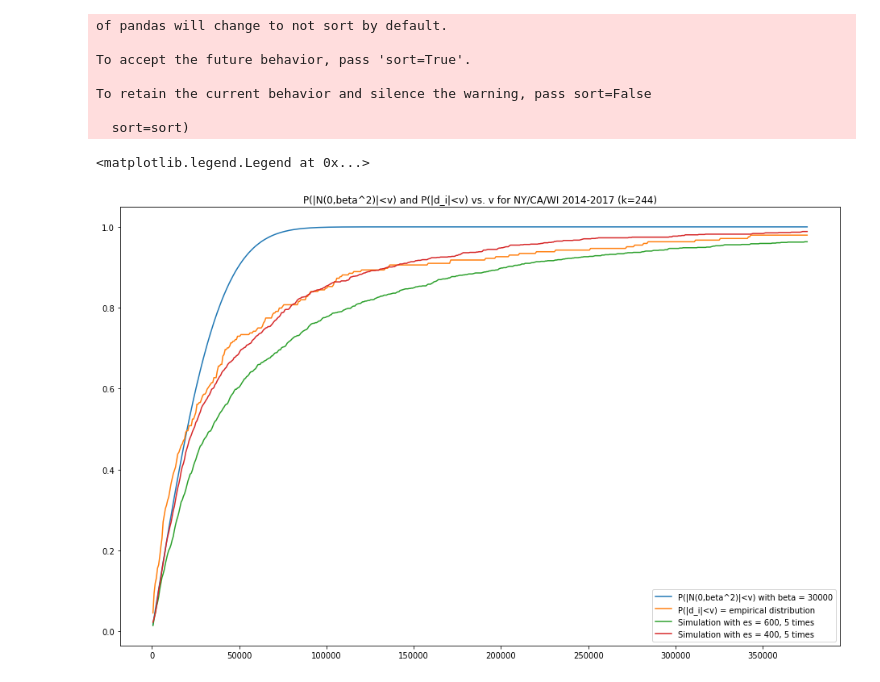
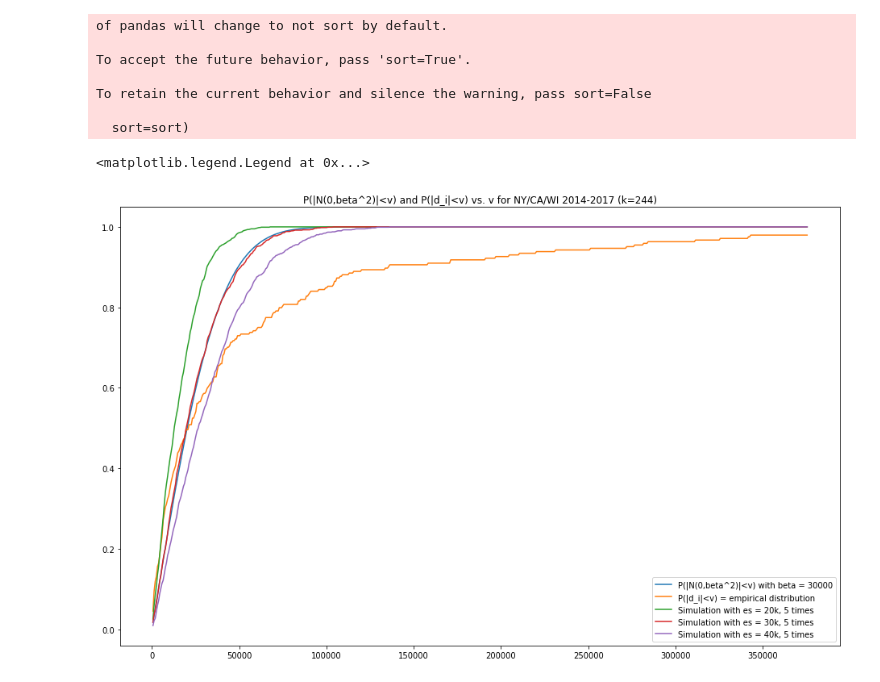
Before and after one commit to guanzgrace/risk-adj-3, a Jupyter notebook: January-StatTest2-CAWINY-Copy1.ipynb, the cells around one changed output. Saved outputs shown, nothing was run; the diff lists cells and outputs as text; code cells hidden in the pictures.

```diff
--- a/January-StatTest2-CAWINY-Copy1.ipynb
+++ b/January-StatTest2-CAWINY-Copy1.ipynb
@@ -440,7 +440,7 @@ To retain the current behavior and silence the warning, pass sort=False
 # %%
 all_transfers = list()
 mu = 0
-es = 600
+es = 20000
 
 for a in range(5):
     all_costs = list()
@@ -451,7 +451,7 @@ for a in range(5):
 
     i = 0
     for _, row in df3.iterrows():
-        all_transfers.append(all_costs[i] - c_mean*row["Enrollees"])
+        all_transfers.append((all_costs[i] - c_mean*row["Enrollees"]) / np.sqrt(row["Enrollees"]))
         i += 1
 
 
@@ -459,7 +459,7 @@ for a in range(5):
 # %%
 all_transfers2 = list()
 mu = 0
-es = 400
+es = 30000
 
 for a in range(5):
     all_costs = list()
@@ -470,26 +470,47 @@ for a in range(5):
 
     i = 0
     for _, row in df3.iterrows():
-        all_transfers2.append(all_costs[i] - c_mean*row["Enrollees"])
+        all_transfers2.append((all_costs[i] - c_mean*row["Enrollees"]) / np.sqrt(row["Enrollees"]))
         i += 1
 
 
 #all_costs
+# %%
+all_transfers3 = list()
+mu = 0
+es = 40000
+
+for a in range(5):
+    all_costs = list()
+    for _, row in df3.iterrows():
+        all_costs.append(np.random.normal(mu, es* np.sqrt(row["Enrollees"])))
+
+    c_mean = sum(all_costs) / sum(df3["Enrollees"])
+
+    i = 0
+    for _, row in df3.iterrows():
+        all_transfers3.append((all_costs[i] - c_mean*row["Enrollees"]) / np.sqrt(row["Enrollees"]))
+        i += 1
+
+
+#all_costs
 # %%
 ratios_c = [ratio_list(all_transfers, vi) for vi in v]
 ratios_c2 = [ratio_list(all_transfers2, vi) for vi in v]
+ratios_c3 = [ratio_list(all_transfers3, vi) for vi in v]
 # %%
 theoretical = [special.erf(vi/(30000*np.sqrt(2))) for vi in v]
 
 plt.figure(figsize=(16, 10))
 plt.plot(v, theoretical, label="P(|N(0,beta^2)|<v) with beta = 30000")
 plt.plot(v, ratios2, label="P(|d_i|<v) = empirical distribution")
-plt.plot(v, ratios_c, label="Simulation with es = 600, 5 times")
-plt.plot(v, ratios_c2, label="Simulation with es = 400, 5 times")
+plt.plot(v, ratios_c, label="Simulation with es = 20k, 5 times")
+plt.plot(v, ratios_c2, label="Simulation with es = 30k, 5 times")
+plt.plot(v, ratios_c3, label="Simulation with es = 40k, 5 times")
 plt.title("P(|N(0,beta^2)|<v) and P(|d_i|<v) vs. v for NY/CA/WI 2014-2017 (k=244)")
 plt.legend()
 # %% [output]
 <matplotlib.legend.Legend at 0x...>
-[figure, old version]
+[figure, new version]
 # %%
 np.random.normal(0, 1, 100)
```
Also changed, not shown: parts of 3 cells of this notebook.
